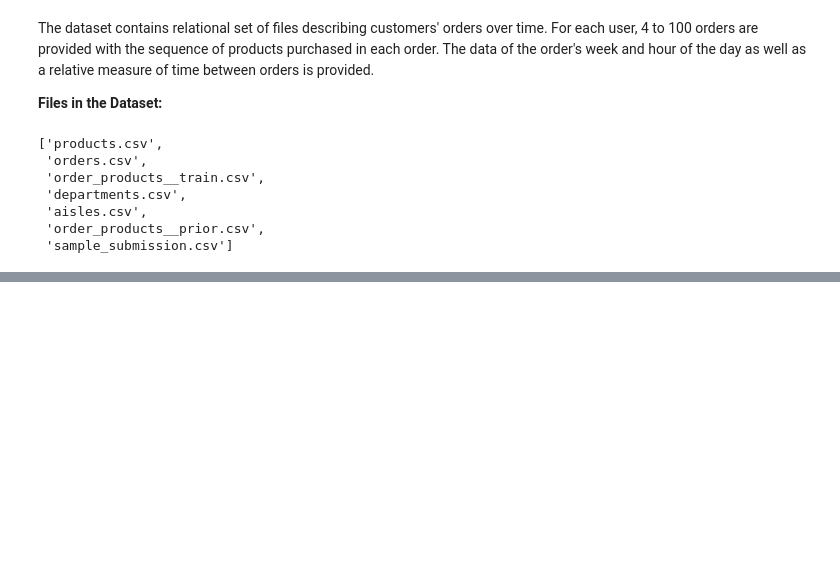
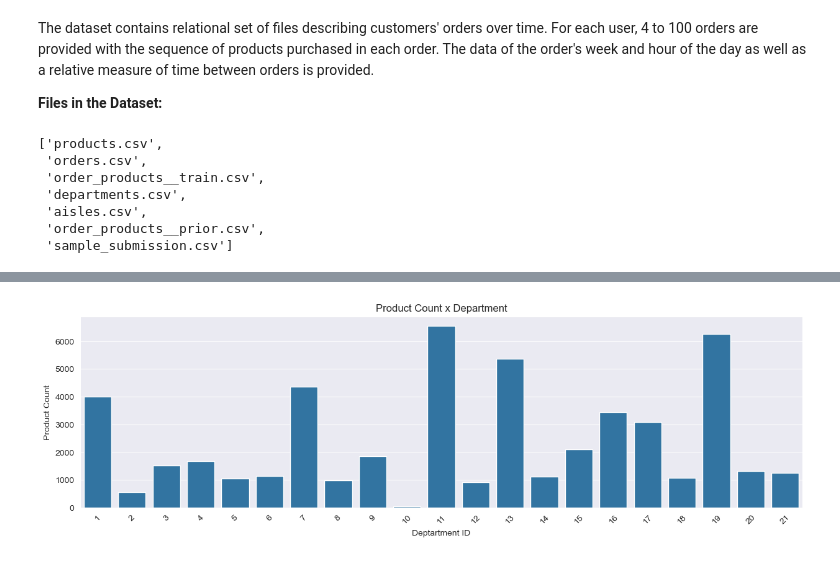
Before and after one commit to japoeder/Basket-Analysis, a Jupyter notebook: 2) SDA.ipynb, the cells around one changed output, grey strips where cells are left out. Saved outputs shown, nothing was run; the diff lists cells and outputs as text; code cells hidden in the pictures; blank space fills up the shorter version.

```diff
--- a/2) SDA.ipynb
+++ b/2) SDA.ipynb
@@ -47,0 +97,12 @@ products = custom_mem_opt(pd.read_csv(root + 'products.csv'), verbose=False)
+# %%
+simple_bar(temp_df
+           , x='department_id'
+           , y='product_count'
+           , title='Product Count x Department'
+           , xlabel='Deptartment ID'
+           , ylabel='Product Count'
+           , palette=None
+           , n=1
+           , figsize=(15, 4))
+# %% [output]
+[figure, added]
```
Also changed, not shown: parts of 10 cells of this notebook.
